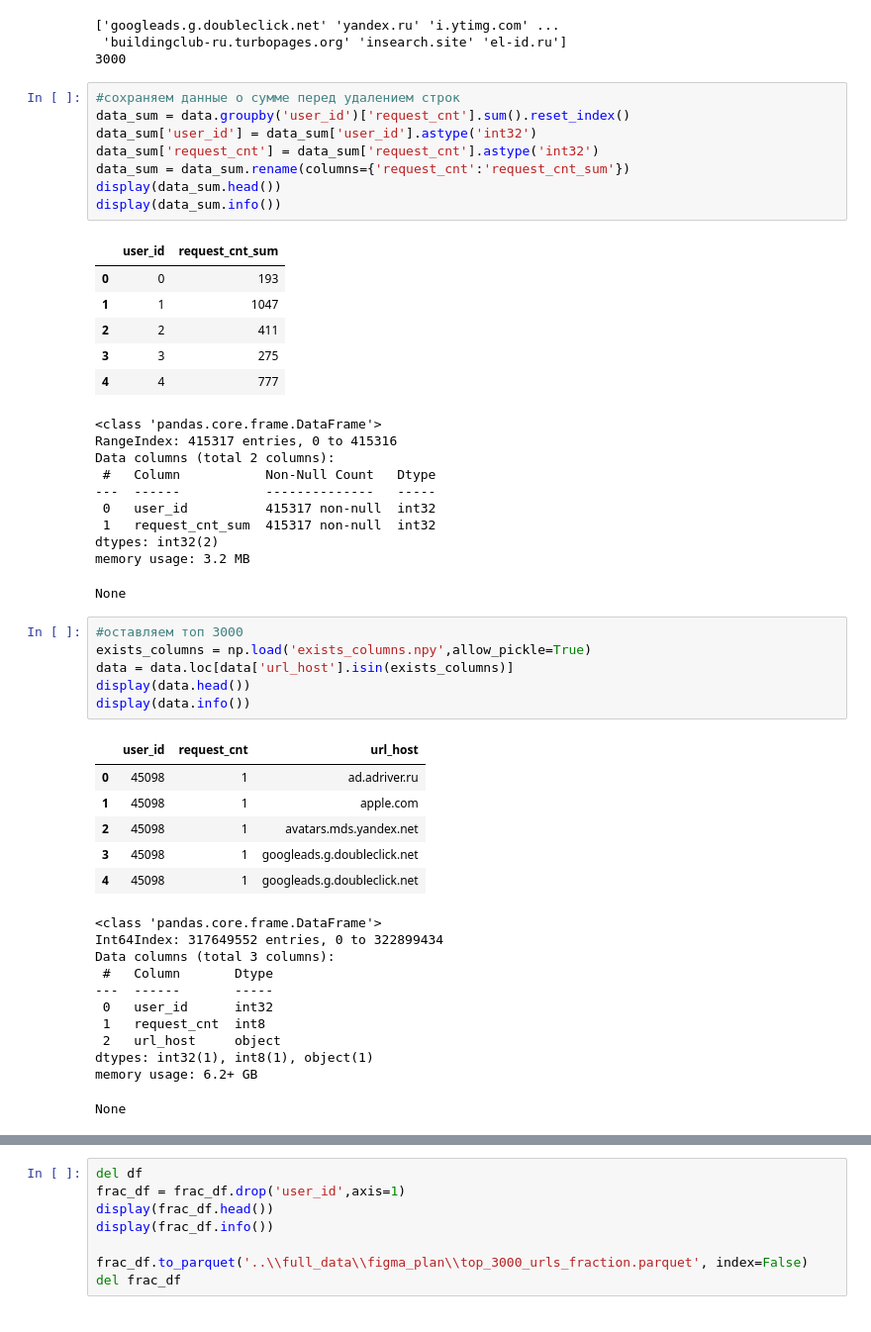
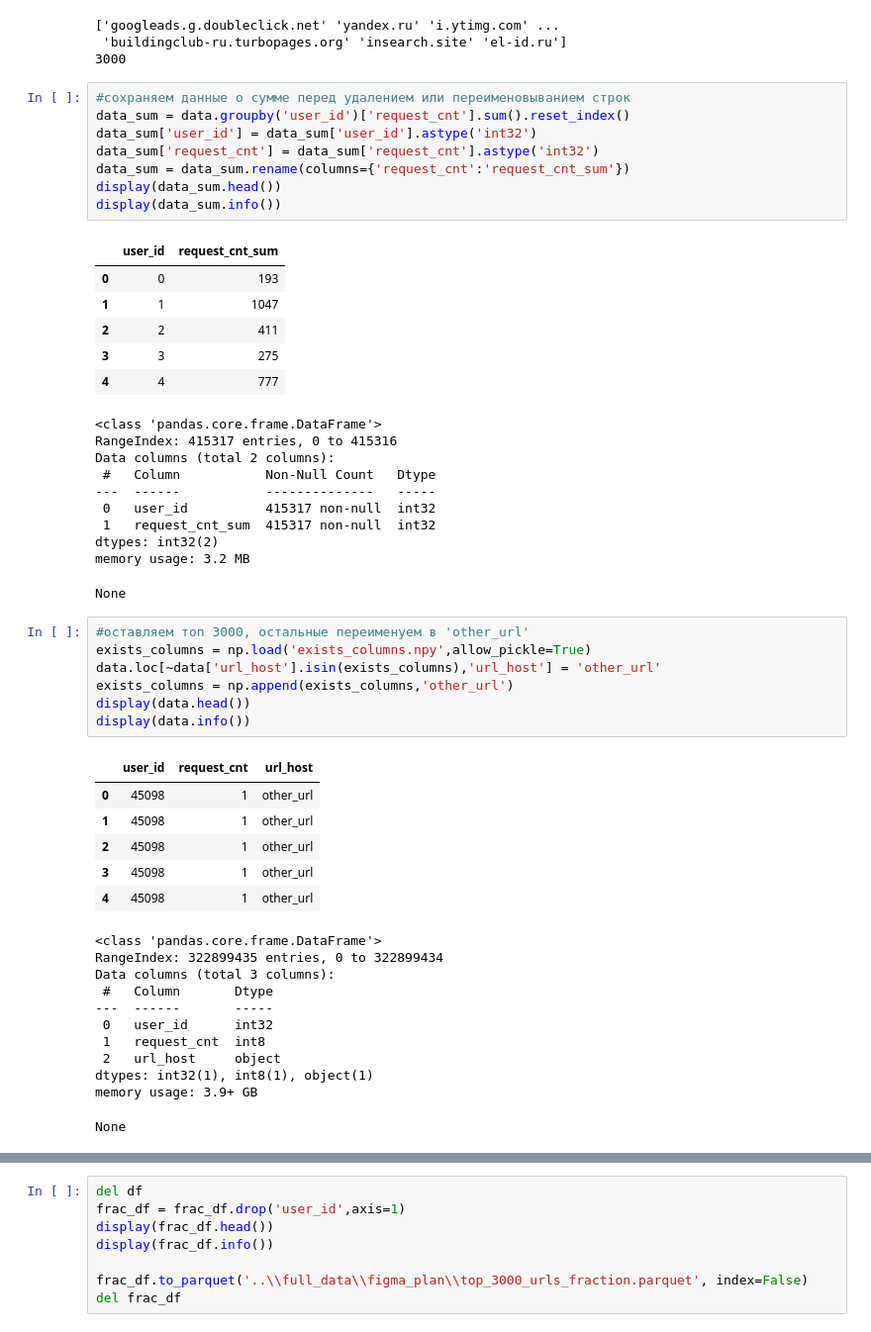
Before and after one commit to koshkidadanet/MTS-ML-CUP, a Jupyter notebook: feature_eng.ipynb, the cells around one changed output, grey strips where cells are left out. Shown at 99% size. Drawn from its saved outputs; the diff is of its cells as text.

```diff
--- a/feature_eng.ipynb
+++ b/feature_eng.ipynb
@@ -1083,7 +1083,7 @@ print(len(exists_columns))
  'buildingclub-ru.turbopages.org' 'insearch.site' 'el-id.ru']
 3000
 # %%
-#сохраняем данные о сумме перед удалением строк
+#сохраняем данные о сумме перед удалением или переименовыванием строк
 data_sum = data.groupby('user_id')['request_cnt'].sum().reset_index()
 data_sum['user_id'] = data_sum['user_id'].astype('int32')
 data_sum['request_cnt'] = data_sum['request_cnt'].astype('int32')
@@ -1108,20 +1108,21 @@ dtypes: int32(2)
 memory usage: 3.2 MB
 None
 # %%
-#оставляем топ 3000
+#оставляем топ 3000, остальные переименуем в 'other_url'
 exists_columns = np.load('exists_columns.npy',allow_pickle=True)
-data = data.loc[data['url_host'].isin(exists_columns)]
+data.loc[~data['url_host'].isin(exists_columns),'url_host'] = 'other_url'
+exists_columns = np.append(exists_columns,'other_url')
 display(data.head())
 display(data.info())
 # %% [output]
 |  | user_id | request_cnt | url_host |
-| 0 | 45098 | 1 | ad.adriver.ru |
-| 1 | 45098 | 1 | apple.com |
-| 2 | 45098 | 1 | avatars.mds.yandex.net |
-| 3 | 45098 | 1 | googleads.g.doubleclick.net |
-| 4 | 45098 | 1 | googleads.g.doubleclick.net |
+| 0 | 45098 | 1 | other_url |
+| 1 | 45098 | 1 | other_url |
+| 2 | 45098 | 1 | other_url |
+| 3 | 45098 | 1 | other_url |
+| 4 | 45098 | 1 | other_url |
 <class 'pandas.core.frame.DataFrame'>
-Int64Index: 317649552 entries, 0 to 322899434
+RangeIndex: 322899435 entries, 0 to 322899434
 Data columns (total 3 columns):
  #   Column       Dtype
 ---  ------       -----
@@ -1129,7 +1130,7 @@ Data columns (total 3 columns):
  1   request_cnt  int8
  2   url_host     object
 dtypes: int32(1), int8(1), object(1)
-memory usage: 6.2+ GB
+memory usage: 3.9+ GB
 None
 # %%
 df = data.groupby(['user_id','url_host'],group_keys=False)['request_cnt'].sum().reset_index()
```
Also changed, not shown: parts of 2 cells of this notebook, 4 other files.
